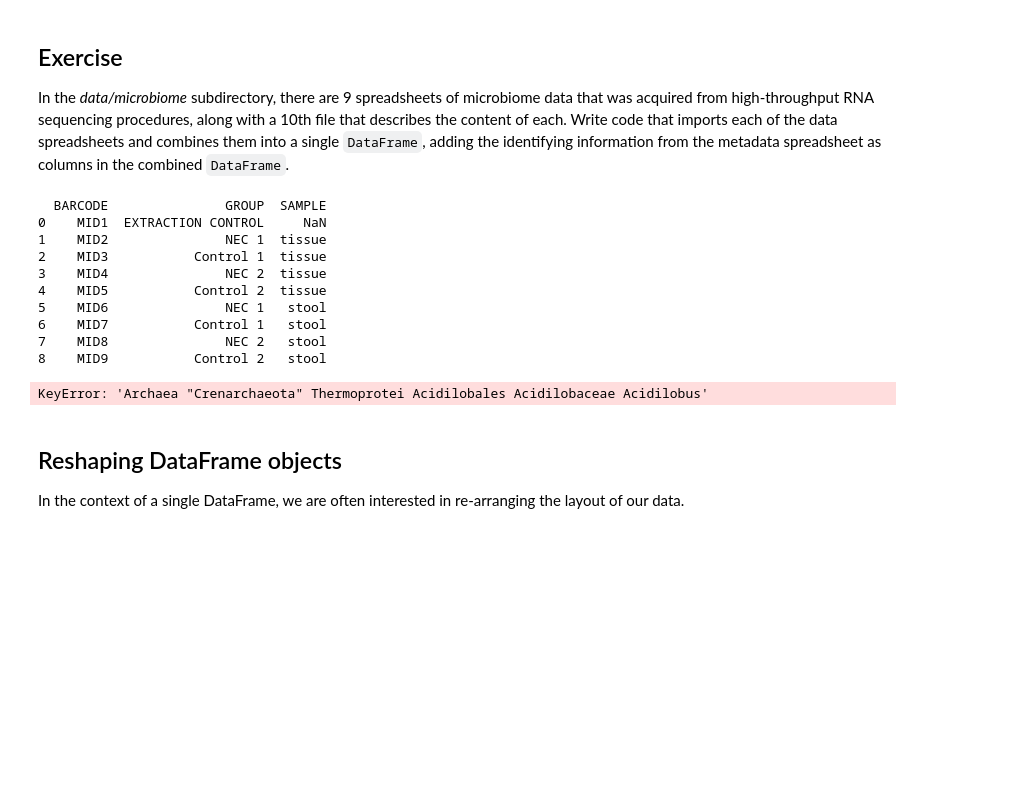
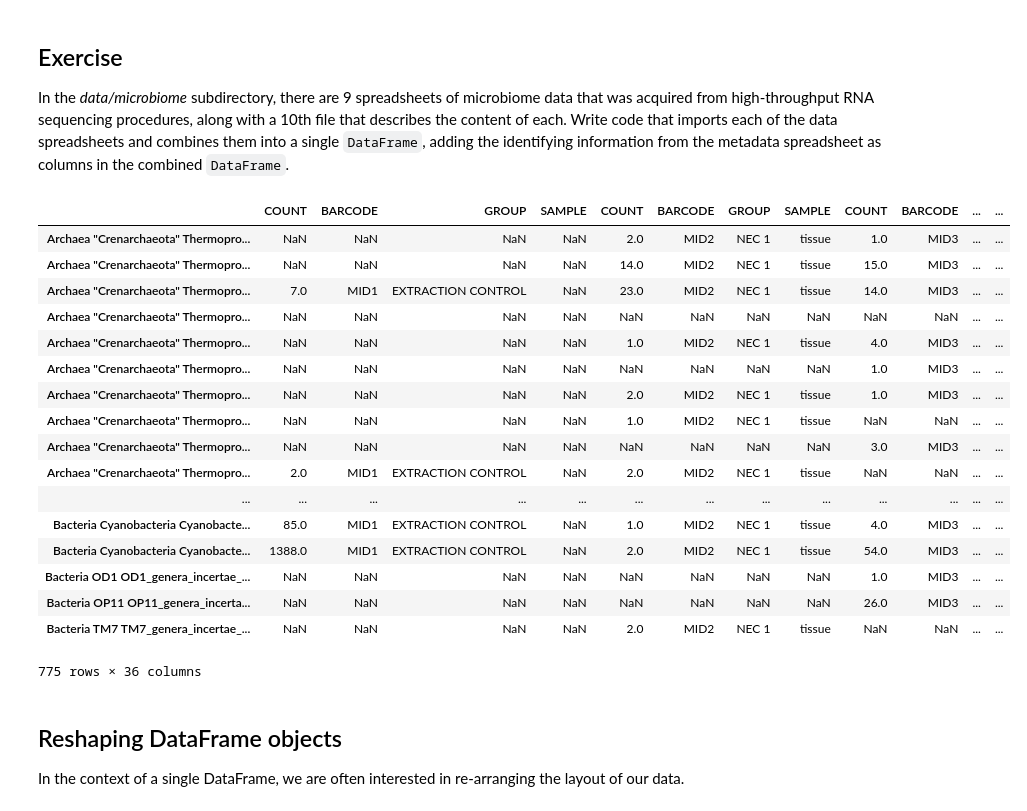
Before and after one commit to agpmilli/adaepfl, a Jupyter notebook: 02 - Intro to Pandas/Data Wrangling with Pandas.ipynb, the cells around one changed output. Cells and saved outputs as stored; diff of their text form; code cells hidden in the pictures; blank space fills up the shorter version.

```diff
--- a/02 - Intro to Pandas/Data Wrangling with Pandas.ipynb
+++ b/02 - Intro to Pandas/Data Wrangling with Pandas.ipynb
@@ -554,35 +554,49 @@ If you want `concat` to work like `numpy.concatanate`, you may provide the `igno
 ## Exercise
 
 In the *data/microbiome* subdirectory, there are 9 spreadsheets of microbiome data that was acquired from high-throughput RNA sequencing procedures, along with a 10th file that describes the content of each. Write code that imports each of the data spreadsheets and combines them into a single `DataFrame`, adding the identifying information from the metadata spreadsheet as columns in the combined `DataFrame`.
-# %%
-# Write solution here
-#Read metadata
-df_metadata = pd.read_excel("Data/microbiome/metadata.xls")
-print(df_metadata)
-#Read spreadsheets
-df_mid1 = pd.read_excel("Data/microbiome/MID1.xls", index_col=0, header=None)
-df_mid2 = pd.read_excel("Data/microbiome/MID2.xls", index_col=0, header=None)
-df_mid3 = pd.read_excel("Data/microbiome/MID3.xls")
-df_mid4 = pd.read_excel("Data/microbiome/MID4.xls")
-df_mid5 = pd.read_excel("Data/microbiome/MID5.xls")
-df_mid6 = pd.read_excel("Data/microbiome/MID6.xls")
-df_mid7 = pd.read_excel("Data/microbiome/MID7.xls")
-df_mid8 = pd.read_excel("Data/microbiome/MID8.xls")
-df_mid9 = pd.read_excel("Data/microbiome/MID9.xls")
-print(df_mid2['Archaea "Crenarchaeota" Thermoprotei Acidilobales Acidilobaceae Acidilobus'])
-pd.concat([df_mid1, df_mid2], axis=1)
-# %% [output]
-  BARCODE               GROUP  SAMPLE
-0    MID1  EXTRACTION CONTROL     NaN
-1    MID2               NEC 1  tissue
-2    MID3           Control 1  tissue
-3    MID4               NEC 2  tissue
-4    MID5           Control 2  tissue
-5    MID6               NEC 1   stool
-6    MID7           Control 1   stool
-7    MID8               NEC 2   stool
-8    MID9           Control 2   stool
-KeyError: 'Archaea "Crenarchaeota" Thermoprotei Acidilobales Acidilobaceae Acidilobus'
+# %%
+# Write solution here
+import glob
+import os.path as osp
+
+#Read spreadsheets
+targetDir = "Data/microbiome"
+allFiles = glob.glob(targetDir + "/MID*.xls")
+list_ = []
+for file_ in allFiles:
+    basename = osp.splitext(osp.basename(file_))[0]
+    #Read file
+    df = pd.read_excel(file_, index_col=0, header=None, names=['COUNT'])
+    df[df_metadata.index.name] = basename
+    for (column, value) in zip(df_metadata.columns, df_metadata.loc[basename]):
+        df[column] = value
+    #Swap columns (to have the count after each information)
+    df_mid1_cols = df_mid1.columns.tolist()
+    df_mid1 = df_mid1[df_mid1_cols[1:] + df_mid1_cols[:1]]
+    #Append to the list
+    list_.append(df)
+
+df_result = pd.concat(list_, axis=1)
+df_result
+# %% [output]
+|  | COUNT | BARCODE | GROUP | SAMPLE | COUNT | BARCODE | GROUP | SAMPLE | COUNT | BARCODE | ... | ... |
+| Archaea "Crenarchaeota" Thermopro... | NaN | NaN | NaN | NaN | 2.0 | MID2 | NEC 1 | tissue | 1.0 | MID3 | ... | ... |
+| Archaea "Crenarchaeota" Thermopro... | NaN | NaN | NaN | NaN | 14.0 | MID2 | NEC 1 | tissue | 15.0 | MID3 | ... | ... |
+| Archaea "Crenarchaeota" Thermopro... | 7.0 | MID1 | EXTRACTION CONTROL | NaN | 23.0 | MID2 | NEC 1 | tissue | 14.0 | MID3 | ... | ... |
+| Archaea "Crenarchaeota" Thermopro... | NaN | NaN | NaN | NaN | NaN | NaN | NaN | NaN | NaN | NaN | ... | ... |
+| Archaea "Crenarchaeota" Thermopro... | NaN | NaN | NaN | NaN | 1.0 | MID2 | NEC 1 | tissue | 4.0 | MID3 | ... | ... |
+| Archaea "Crenarchaeota" Thermopro... | NaN | NaN | NaN | NaN | NaN | NaN | NaN | NaN | 1.0 | MID3 | ... | ... |
+| Archaea "Crenarchaeota" Thermopro... | NaN | NaN | NaN | NaN | 2.0 | MID2 | NEC 1 | tissue | 1.0 | MID3 | ... | ... |
+| Archaea "Crenarchaeota" Thermopro... | NaN | NaN | NaN | NaN | 1.0 | MID2 | NEC 1 | tissue | NaN | NaN | ... | ... |
+| Archaea "Crenarchaeota" Thermopro... | NaN | NaN | NaN | NaN | NaN | NaN | NaN | NaN | 3.0 | MID3 | ... | ... |
+| Archaea "Crenarchaeota" Thermopro... | 2.0 | MID1 | EXTRACTION CONTROL | NaN | 2.0 | MID2 | NEC 1 | tissue | NaN | NaN | ... | ... |
+| ... | ... | ... | ... | ... | ... | ... | ... | ... | ... | ... | ... | ... |
+| Bacteria Cyanobacteria Cyanobacte... | 85.0 | MID1 | EXTRACTION CONTROL | NaN | 1.0 | MID2 | NEC 1 | tissue | 4.0 | MID3 | ... | ... |
+| Bacteria Cyanobacteria Cyanobacte... | 1388.0 | MID1 | EXTRACTION CONTROL | NaN | 2.0 | MID2 | NEC 1 | tissue | 54.0 | MID3 | ... | ... |
+| Bacteria OD1 OD1_genera_incertae_... | NaN | NaN | NaN | NaN | NaN | NaN | NaN | NaN | 1.0 | MID3 | ... | ... |
+| Bacteria OP11 OP11_genera_incerta... | NaN | NaN | NaN | NaN | NaN | NaN | NaN | NaN | 26.0 | MID3 | ... | ... |
+| Bacteria TM7 TM7_genera_incertae_... | NaN | NaN | NaN | NaN | 2.0 | MID2 | NEC 1 | tissue | NaN | NaN | ... | ... |
+775 rows × 36 columns
 # %% [markdown]
 ## Reshaping DataFrame objects
 
```
Also changed, not shown: parts of 9 cells of this notebook, 2 other files.
